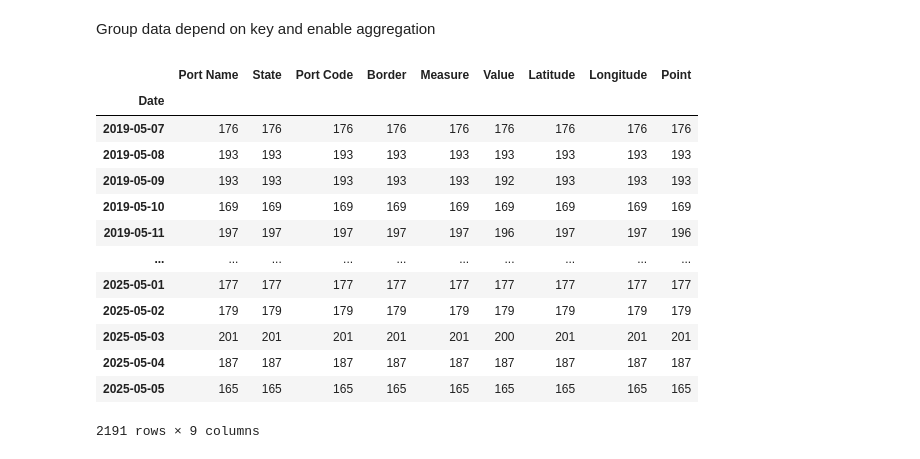
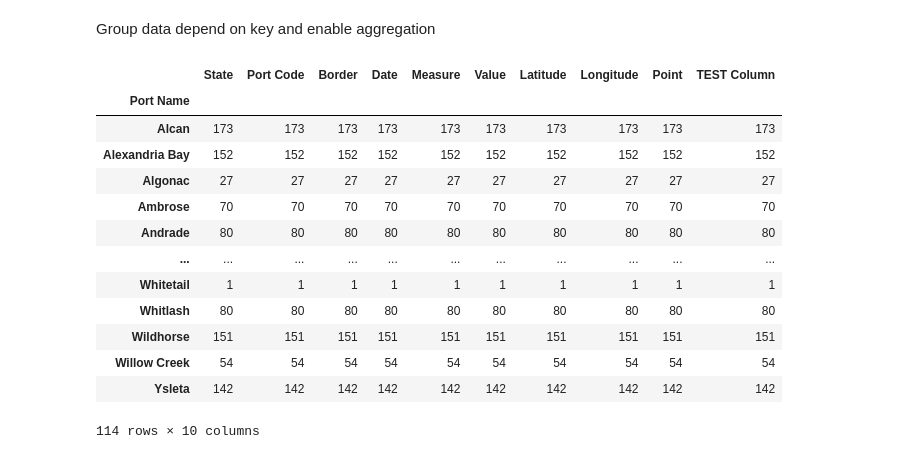
Before and after one commit to ahmad-abotrab/rfi-internship-projects, a Jupyter notebook: Task_2/dataProcessing.ipynb, the cells around one changed output. Cells and saved outputs as stored; diff of their text form; code cells hidden in the pictures.

```diff
--- a/Task_2/dataProcessing.ipynb
+++ b/Task_2/dataProcessing.ipynb
@@ -150,4 +192,6 @@ df[['Port Name','Date']] # Select multi columns
 # %% [markdown]
 #### Unification of the Format of Date
 # %%
-df['Date'] = pd.to_datetime(df['Date'], format='mixed')
+from dateutil import parser
+df['Date'] = df['Date'].apply(lambda x: pd.to_datetime(parser.parse(x, fuzzy=True), errors='coerce'))
+# print(df[df['Date'].isna()])
@@ -175,5 +228,5 @@ temp.shape
 # %%
-df.dropna(inplace=True)
+temp.dropna(inplace=True)
 # %% [markdown]
 ### Duplicated row
 drop duplicated row
@@ -216,19 +269,19 @@ df.dropna(inplace=True)
 # %% [markdown]
 Group data depend on key and enable aggregation
 # %%
-df.groupby('Date').count()
+df.groupby('Port Name').count()
 # %% [output]
-|  | Port Name | State | Port Code | Border | Measure | Value | Latitude | Longitude | Point |
-| Date |  |  |  |  |  |  |  |  |  |
-| 2019-05-07 | 176 | 176 | 176 | 176 | 176 | 176 | 176 | 176 | 176 |
-| 2019-05-08 | 193 | 193 | 193 | 193 | 193 | 193 | 193 | 193 | 193 |
-| 2019-05-09 | 193 | 193 | 193 | 193 | 193 | 192 | 193 | 193 | 193 |
-| 2019-05-10 | 169 | 169 | 169 | 169 | 169 | 169 | 169 | 169 | 169 |
-| 2019-05-11 | 197 | 197 | 197 | 197 | 197 | 196 | 197 | 197 | 196 |
-| ... | ... | ... | ... | ... | ... | ... | ... | ... | ... |
-| 2025-05-01 | 177 | 177 | 177 | 177 | 177 | 177 | 177 | 177 | 177 |
-| 2025-05-02 | 179 | 179 | 179 | 179 | 179 | 179 | 179 | 179 | 179 |
-| 2025-05-03 | 201 | 201 | 201 | 201 | 201 | 200 | 201 | 201 | 201 |
-| 2025-05-04 | 187 | 187 | 187 | 187 | 187 | 187 | 187 | 187 | 187 |
-| 2025-05-05 | 165 | 165 | 165 | 165 | 165 | 165 | 165 | 165 | 165 |
+|  | State | Port Code | Border | Date | Measure | Value | Latitude | Longitude | Point | TEST Column |
+| Port Name |  |  |  |  |  |  |  |  |  |  |
+| Alcan | 173 | 173 | 173 | 173 | 173 | 173 | 173 | 173 | 173 | 173 |
+| Alexandria Bay | 152 | 152 | 152 | 152 | 152 | 152 | 152 | 152 | 152 | 152 |
+| Algonac | 27 | 27 | 27 | 27 | 27 | 27 | 27 | 27 | 27 | 27 |
+| Ambrose | 70 | 70 | 70 | 70 | 70 | 70 | 70 | 70 | 70 | 70 |
+| Andrade | 80 | 80 | 80 | 80 | 80 | 80 | 80 | 80 | 80 | 80 |
+| ... | ... | ... | ... | ... | ... | ... | ... | ... | ... | ... |
+| Whitetail | 1 | 1 | 1 | 1 | 1 | 1 | 1 | 1 | 1 | 1 |
+| Whitlash | 80 | 80 | 80 | 80 | 80 | 80 | 80 | 80 | 80 | 80 |
+| Wildhorse | 151 | 151 | 151 | 151 | 151 | 151 | 151 | 151 | 151 | 151 |
+| Willow Creek | 54 | 54 | 54 | 54 | 54 | 54 | 54 | 54 | 54 | 54 |
+| Ysleta | 142 | 142 | 142 | 142 | 142 | 142 | 142 | 142 | 142 | 142 |
-2191 rows × 9 columns
+114 rows × 10 columns
```
Also changed, not shown: parts of 37 cells of this notebook, 7 other files.
